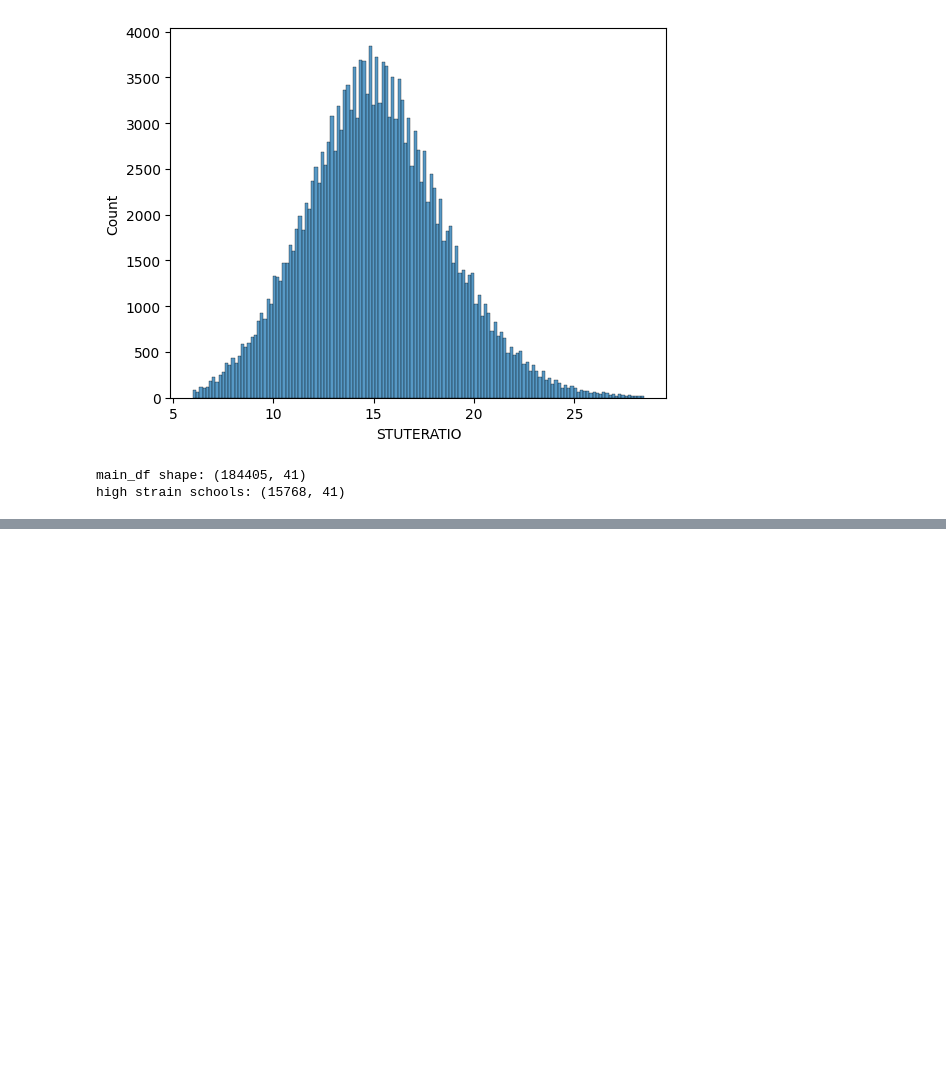
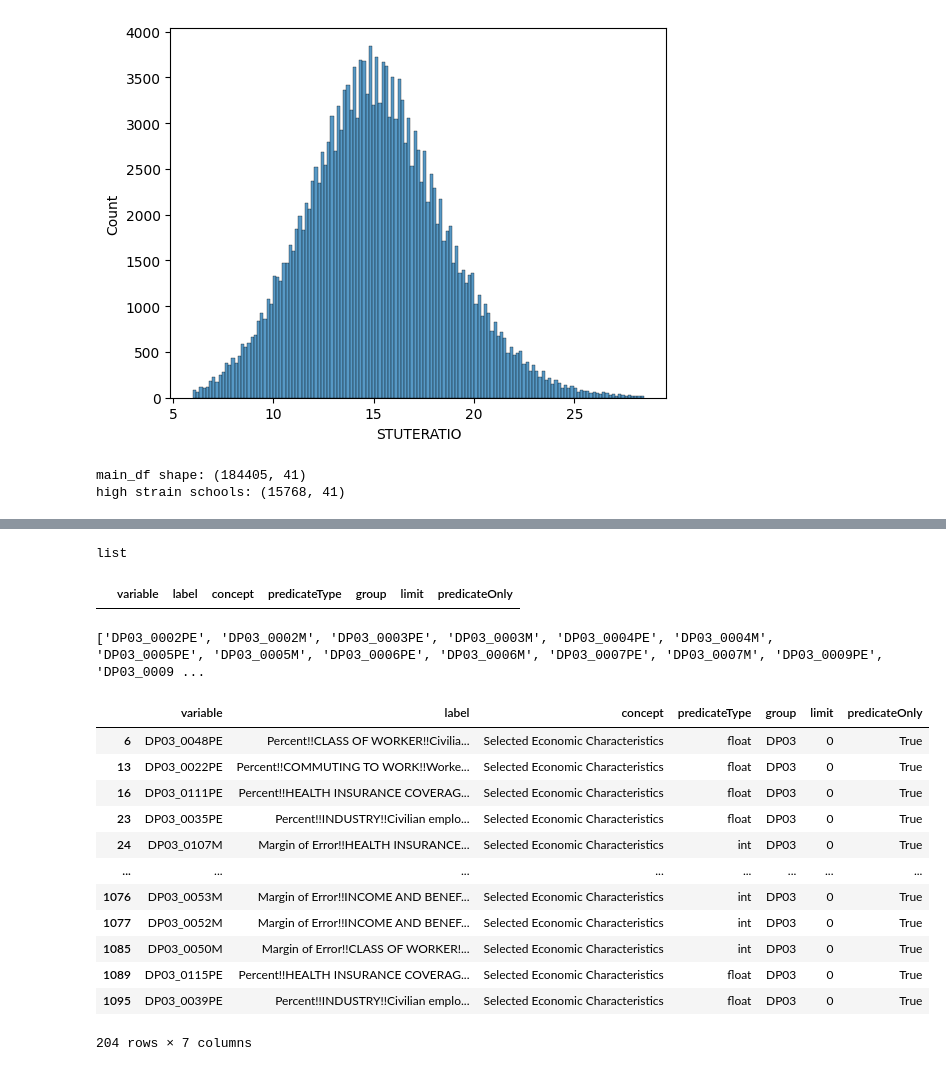
Before and after one commit to caparcom/4Geeks_Capstone, a Jupyter notebook: src/caleb.ipynb, the cells around one changed output, grey strips where cells are left out. Drawn from its saved outputs; the diff is of its cells as text; code cells hidden in the pictures; blank space fills up the shorter version.

```diff
--- a/src/caleb.ipynb
+++ b/src/caleb.ipynb
@@ -429,0 +742,2 @@ main_df.loc[main_df['REDLCH'].isin(values), 'REDLCH'] = 0
+# %%
+addi_cols = addi_df.columns
@@ -429,0 +756,8 @@ main_df.loc[main_df['REDLCH'].isin(values), 'REDLCH'] = 0
+# %%
+type(addi_cols)
+# %% [output]
+list
+# %%
+var_df[var_df['variable'].isin(addi_cols)]
+# %% [output]
+|  | variable | label | concept | predicateType | group | limit | predicateOnly |
@@ -429,0 +768,34 @@ main_df.loc[main_df['REDLCH'].isin(values), 'REDLCH'] = 0
+# %%
+import re
+
+# suppose addi_cols = ['DP03_133pct', 'DP03_133pctmoe', ...]
+mapped_cols = []
+for col in addi_cols:
+    # extract the number part
+    m = re.search(r'DP03_(\d+)', col)
+    if m:
+        rownum = m.group(1).zfill(4)  # API variables are zero-padded 4 digits
+        if col.endswith('pct'):
+            mapped_cols.append(f'DP03_{rownum}PE')
+        elif col.endswith('pctmoe'):
+            mapped_cols.append(f'DP03_{rownum}M')
+
+print(mapped_cols)
+# %% [output]
+['DP03_0002PE', 'DP03_0002M', 'DP03_0003PE', 'DP03_0003M', 'DP03_0004PE', 'DP03_0004M', 'DP03_0005PE', 'DP03_0005M', 'DP03_0006PE', 'DP03_0006M', 'DP03_0007PE', 'DP03_0007M', 'DP03_0009PE', 'DP03_0009 ...
+# %%
+var_df[var_df['variable'].isin(mapped_cols)]
+# %% [output]
+|  | variable | label | concept | predicateType | group | limit | predicateOnly |
+| 6 | DP03_0048PE | Percent!!CLASS OF WORKER!!Civilia... | Selected Economic Characteristics | float | DP03 | 0 | True |
+| 13 | DP03_0022PE | Percent!!COMMUTING TO WORK!!Worke... | Selected Economic Characteristics | float | DP03 | 0 | True |
+| 16 | DP03_0111PE | Percent!!HEALTH INSURANCE COVERAG... | Selected Economic Characteristics | float | DP03 | 0 | True |
+| 23 | DP03_0035PE | Percent!!INDUSTRY!!Civilian emplo... | Selected Economic Characteristics | float | DP03 | 0 | True |
+| 24 | DP03_0107M | Margin of Error!!HEALTH INSURANCE... | Selected Economic Characteristics | int | DP03 | 0 | True |
+| ... | ... | ... | ... | ... | ... | ... | ... |
+| 1076 | DP03_0053M | Margin of Error!!INCOME AND BENEF... | Selected Economic Characteristics | int | DP03 | 0 | True |
+| 1077 | DP03_0052M | Margin of Error!!INCOME AND BENEF... | Selected Economic Characteristics | int | DP03 | 0 | True |
+| 1085 | DP03_0050M | Margin of Error!!CLASS OF WORKER!... | Selected Economic Characteristics | int | DP03 | 0 | True |
+| 1089 | DP03_0115PE | Percent!!HEALTH INSURANCE COVERAG... | Selected Economic Characteristics | float | DP03 | 0 | True |
+| 1095 | DP03_0039PE | Percent!!INDUSTRY!!Civilian emplo... | Selected Economic Characteristics | float | DP03 | 0 | True |
+204 rows × 7 columns
```
Also changed, not shown: parts of 55 cells of this notebook.
